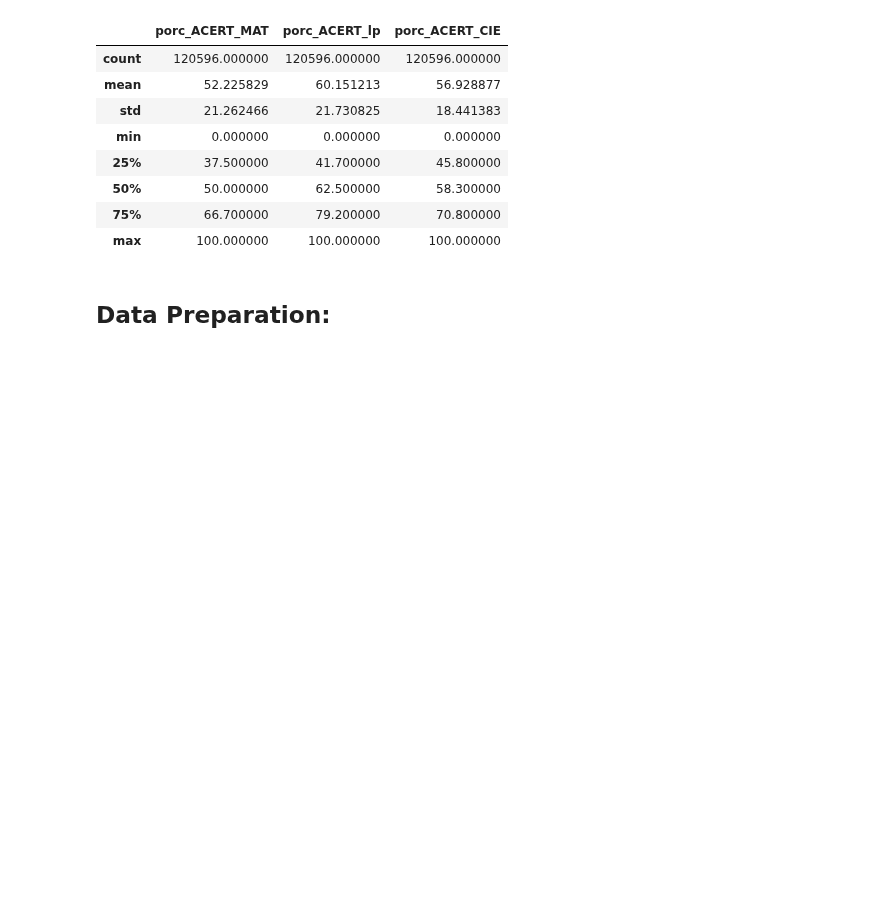
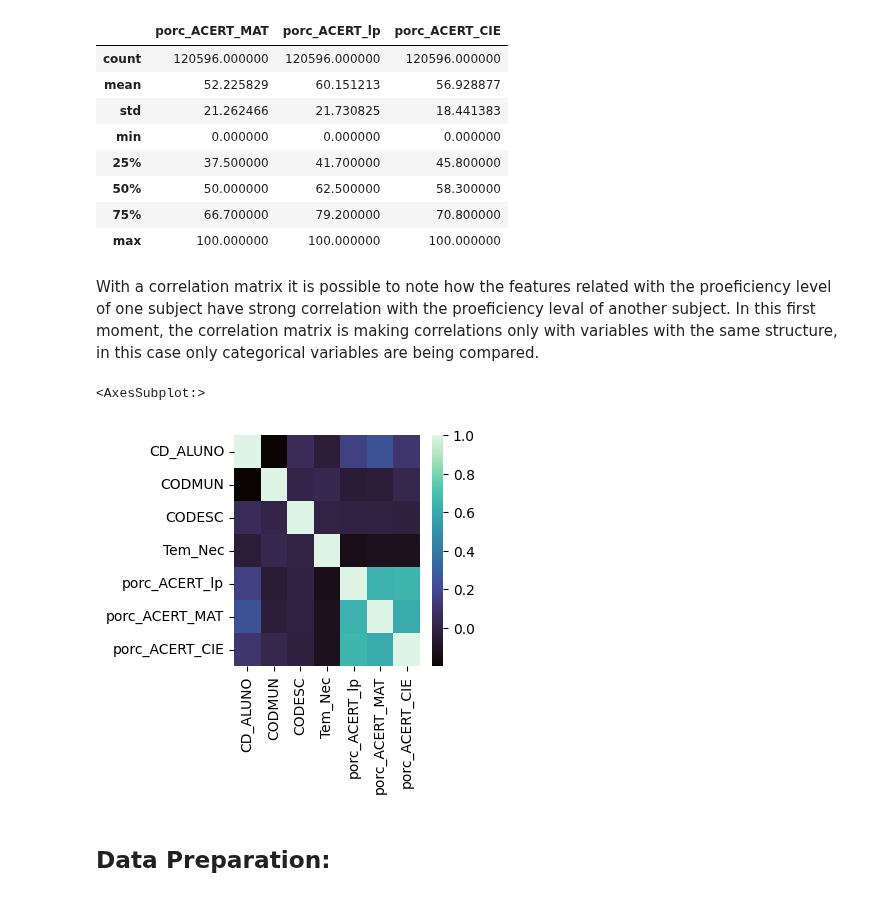
Before and after one commit to randersonLemos/mc886, a Jupyter notebook: t2/Logistic_Teste_R2022s2_mc886mo444_assignment_02.ipynb, the cells around one changed output. Saved outputs shown, nothing was run; the diff lists cells and outputs as text; code cells hidden in the pictures; blank space fills up the shorter version.

Commit message:
add correlation plot in EDA

```diff
--- a/t2/Logistic_Teste_R2022s2_mc886mo444_assignment_02.ipynb
+++ b/t2/Logistic_Teste_R2022s2_mc886mo444_assignment_02.ipynb
@@ -363,6 +360,15 @@ df[['porc_ACERT_MAT','porc_ACERT_lp','porc_ACERT_CIE']].describe()
 | 50% | 50.000000 | 62.500000 | 58.300000 |
 | 75% | 66.700000 | 79.200000 | 70.800000 |
 | max | 100.000000 | 100.000000 | 100.000000 |
+# %% [markdown]
+With a correlation matrix it is possible to note how the features related with the proeficiency level of one subject have strong correlation with the proeficiency leval of another subject. In this first moment, the correlation matrix is making correlations only with variables with the same structure, in this case only categorical variables are being compared.
+# %%
+df_corr = df.corr()
+fig, axes = plt.subplots(figsize=(3,3))
+sns.heatmap(df_corr, cmap='mako')
+# %% [output]
+<AxesSubplot:>
+[figure, added]
 # %% [markdown]
 ## Data Preparation:
 # %% [markdown]
```
Also changed, not shown: parts of 20 cells of this notebook.
